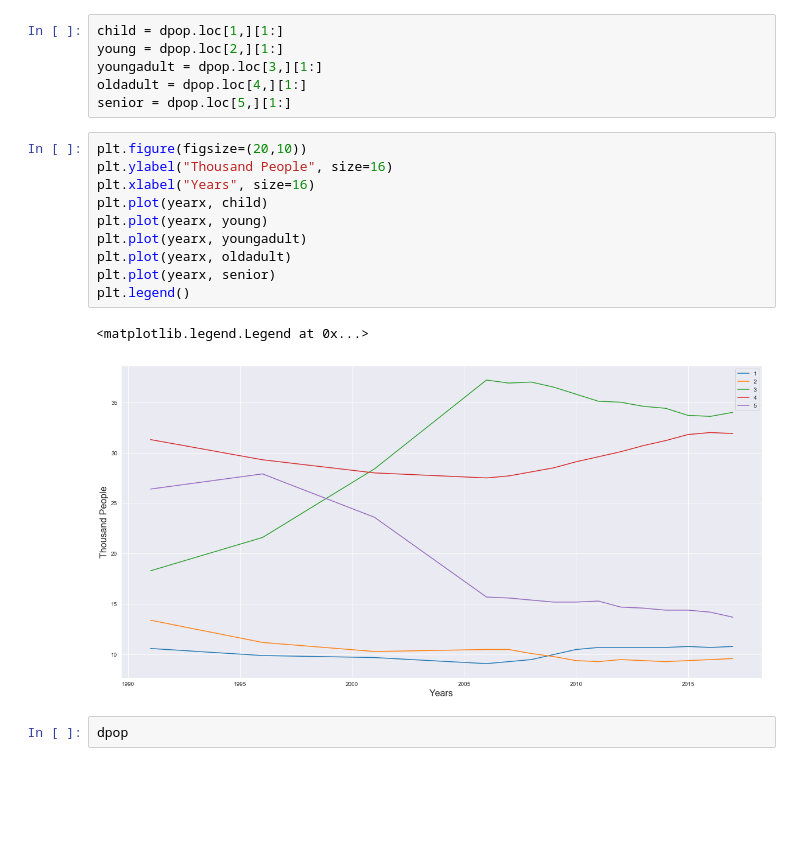
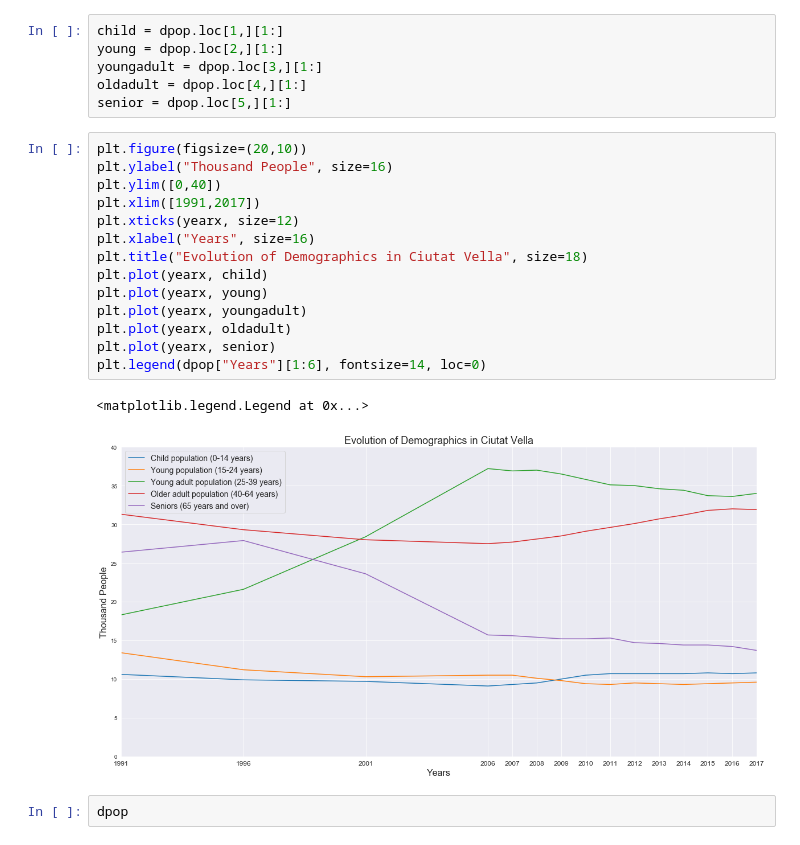
Before and after one commit to BerkayDemirel/Citython2018, a Jupyter notebook: Citython.ipynb, the cells around one changed output. Saved outputs shown, nothing was run; the diff lists cells and outputs as text; blank space fills up the shorter version.

```diff
--- a/Citython.ipynb
+++ b/Citython.ipynb
@@ -66,16 +66,20 @@ senior = dpop.loc[5,][1:]
 # %%
 plt.figure(figsize=(20,10))
 plt.ylabel("Thousand People", size=16)
+plt.ylim([0,40])
+plt.xlim([1991,2017])
+plt.xticks(yearx, size=12)
 plt.xlabel("Years", size=16)
+plt.title("Evolution of Demographics in Ciutat Vella", size=18)
 plt.plot(yearx, child)
 plt.plot(yearx, young)
 plt.plot(yearx, youngadult)
 plt.plot(yearx, oldadult)
 plt.plot(yearx, senior)
-plt.legend()
+plt.legend(dpop["Years"][1:6], fontsize=14, loc=0)
 # %% [output]
 <matplotlib.legend.Legend at 0x...>
-[figure, old version]
+[figure, new version]
 # %%
 dpop
 # %% [output]
```
Also changed, not shown: parts of 1 cell of this notebook, 2 other files.
